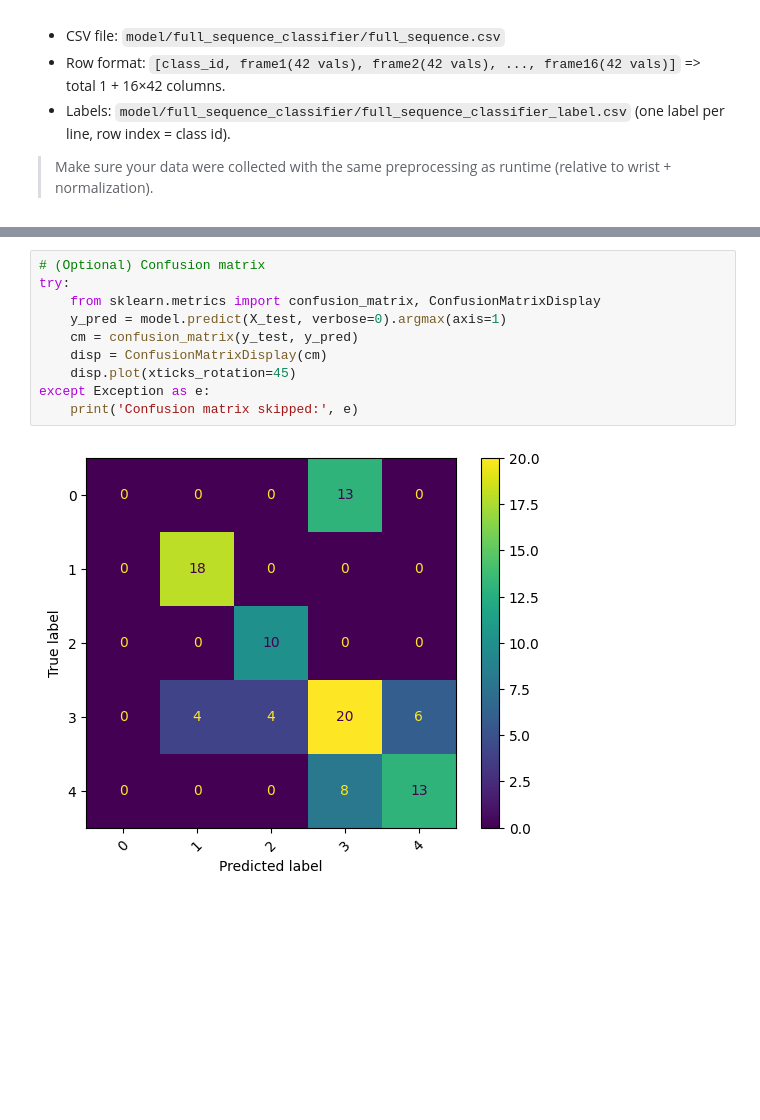
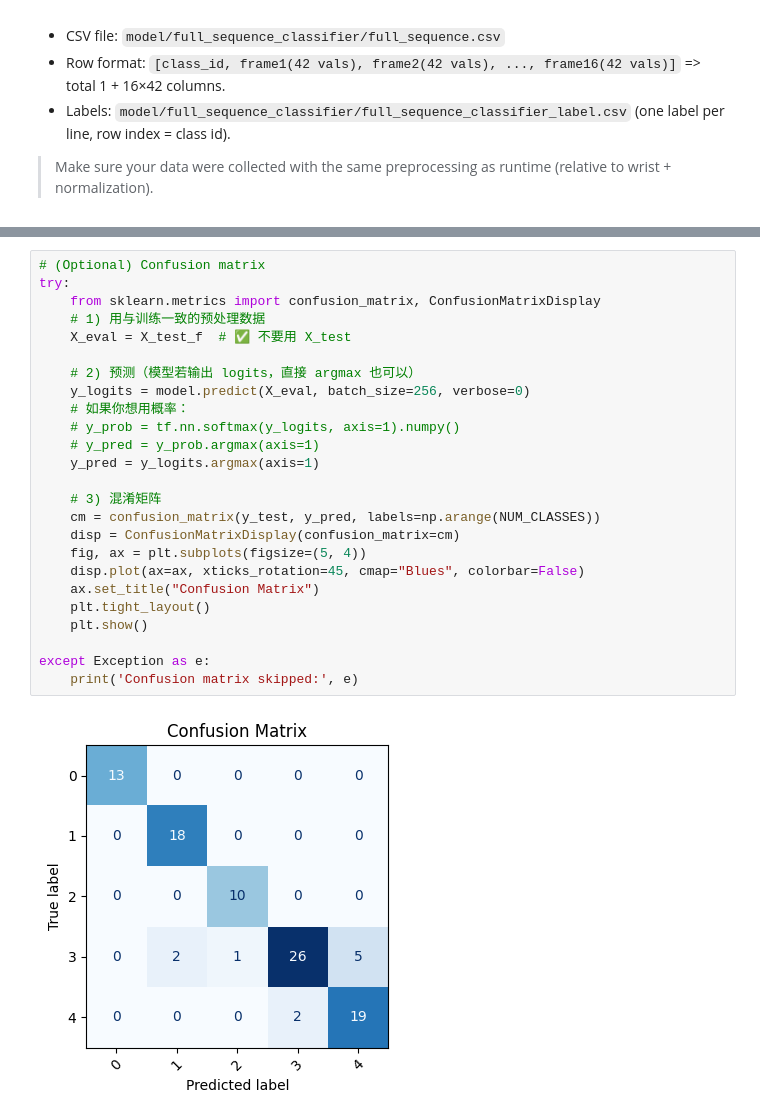
Before and after one commit to Qichang-Sun/dynamic-hand-gesture-recognition-mediapipe, a Jupyter notebook: full_sequence_classification.ipynb, the cells around one changed output, grey strips where cells are left out. Saved outputs shown, nothing was run; the diff lists cells and outputs as text; blank space fills up the shorter version.

```diff
--- a/full_sequence_classification.ipynb
+++ b/full_sequence_classification.ipynb
@@ -145,15 +246,30 @@ Test acc: 0.6354166865348816
 # %%
 # (Optional) Confusion matrix
 try:
     from sklearn.metrics import confusion_matrix, ConfusionMatrixDisplay
-    y_pred = model.predict(X_test, verbose=0).argmax(axis=1)
-    cm = confusion_matrix(y_test, y_pred)
-    disp = ConfusionMatrixDisplay(cm)
-    disp.plot(xticks_rotation=45)
+    # 1) 用与训练一致的预处理数据
+    X_eval = X_test_f  # ✅ 不要用 X_test
+
+    # 2) 预测（模型若输出 logits，直接 argmax 也可以）
+    y_logits = model.predict(X_eval, batch_size=256, verbose=0)
+    # 如果你想用概率：
+    # y_prob = tf.nn.softmax(y_logits, axis=1).numpy()
+    # y_pred = y_prob.argmax(axis=1)
+    y_pred = y_logits.argmax(axis=1)
+
+    # 3) 混淆矩阵
+    cm = confusion_matrix(y_test, y_pred, labels=np.arange(NUM_CLASSES))
+    disp = ConfusionMatrixDisplay(confusion_matrix=cm)
+    fig, ax = plt.subplots(figsize=(5, 4))
+    disp.plot(ax=ax, xticks_rotation=45, cmap="Blues", colorbar=False)
+    ax.set_title("Confusion Matrix")
+    plt.tight_layout()
+    plt.show()
+
 except Exception as e:
     print('Confusion matrix skipped:', e)
 # %% [output]
-[figure, old version]
+[figure, new version]
 # %%
 # Export TFLite
 converter = tf.lite.TFLiteConverter.from_keras_model(model)
```
Also changed, not shown: parts of 9 cells of this notebook, 8 other files.
